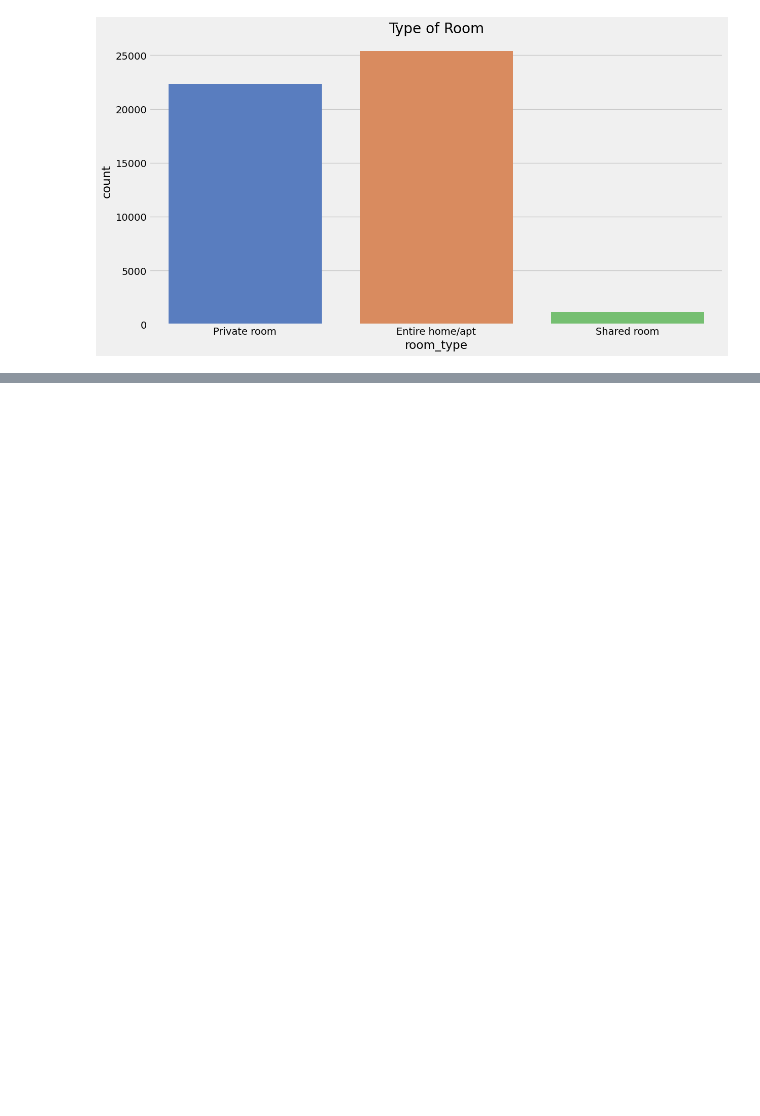
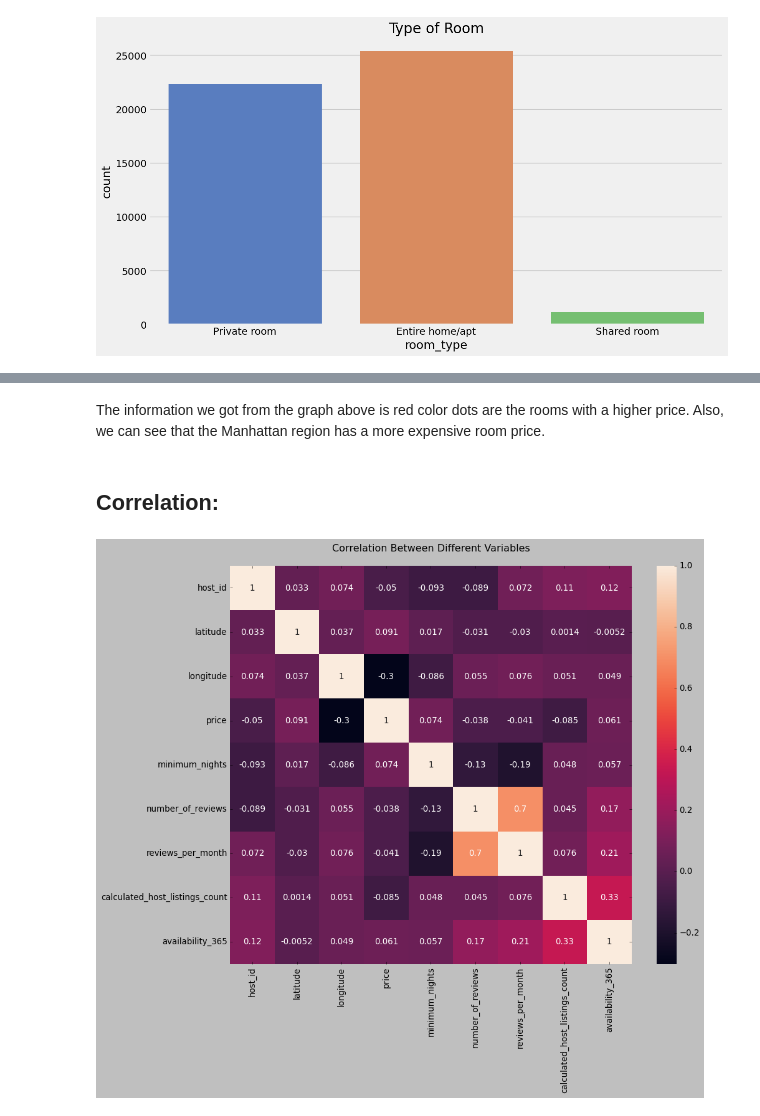
Before and after one commit to raovru/Marvel_Level_2, a Jupyter notebook: 3. EDA.ipynb, the cells around one changed output, grey strips where cells are left out. Saved outputs shown, nothing was run; the diff lists cells and outputs as text; code cells hidden in the pictures; blank space fills up the shorter version.

```diff
--- a/3. EDA.ipynb
+++ b/3. EDA.ipynb
@@ -83,0 +109,12 @@ plt.show()
+# %% [markdown]
+The information we got from the graph above is red color dots are the rooms with a higher price. Also, we can see that the Manhattan region has a more expensive room price.
+# %% [markdown]
+## Correlation:
+# %%
+corr = nyc_df.corr(method='kendall')
+plt.figure(figsize=(13,10))
+plt.title("Correlation Between Different Variables\n")
+sns.heatmap(corr, annot=True)
+plt.show()
+# %% [output]
+[figure, added]
```
Also changed, not shown: parts of 4 cells of this notebook.
